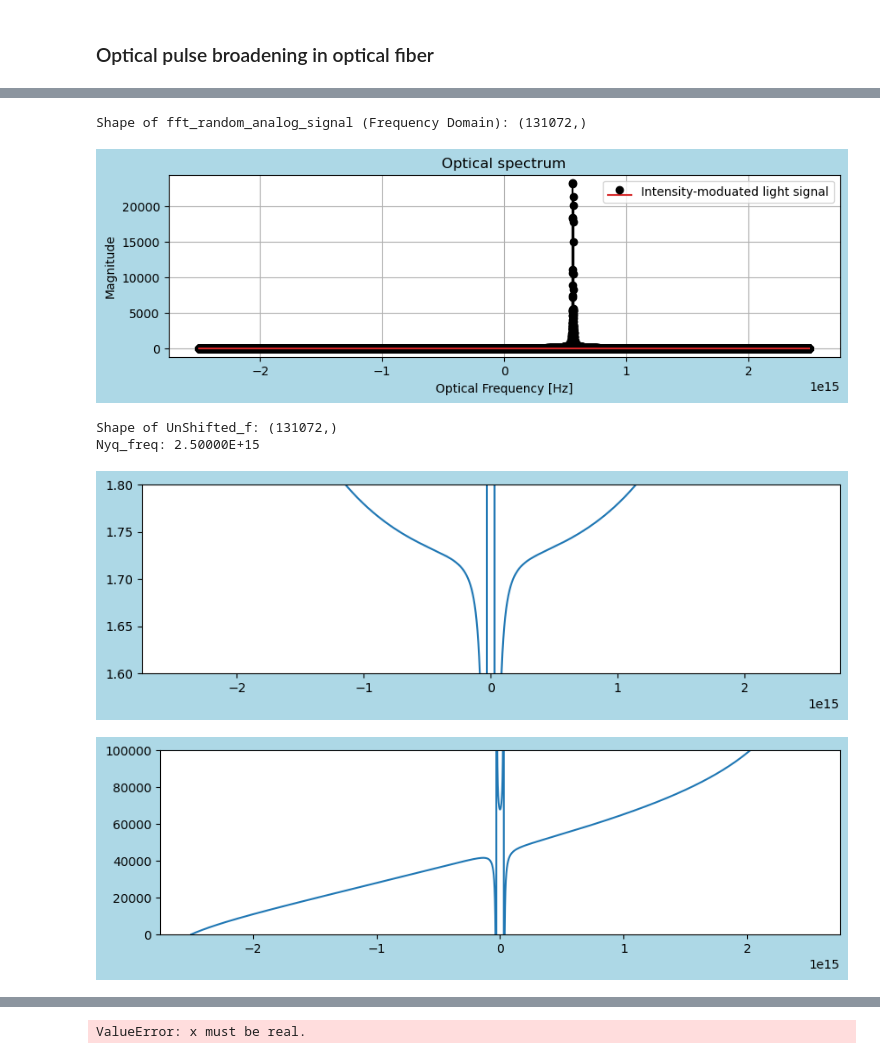
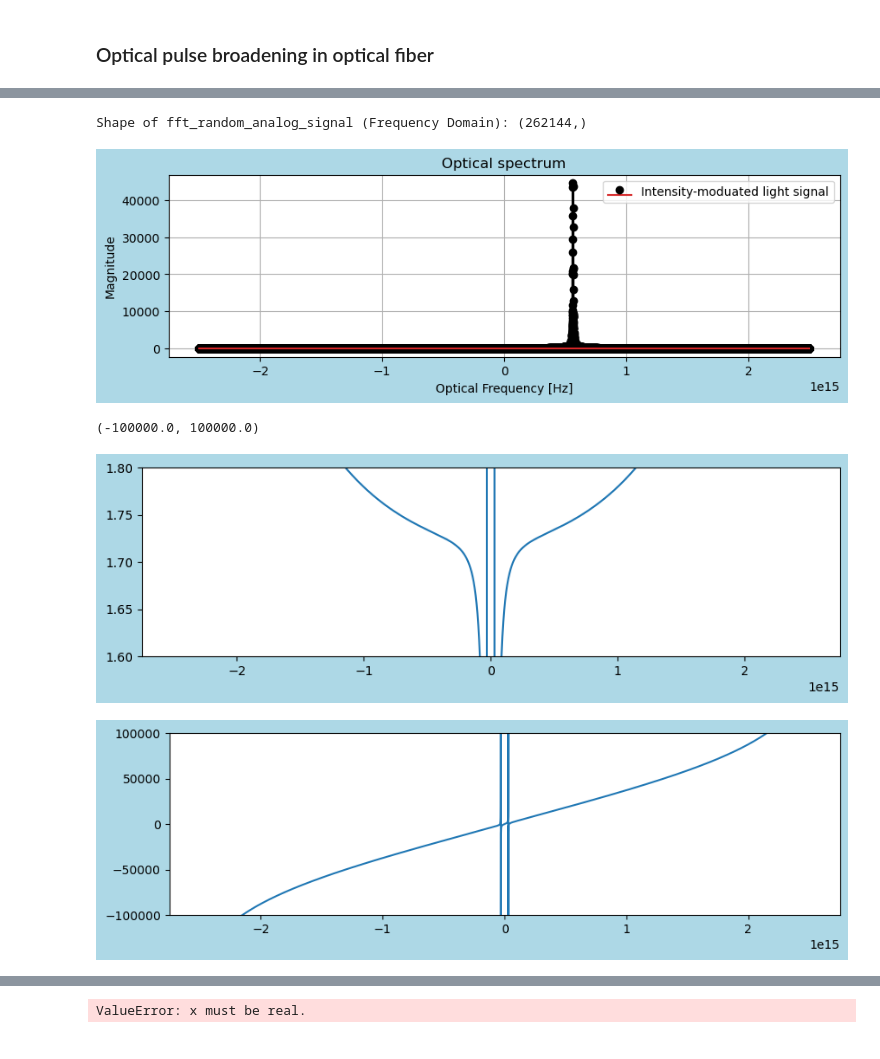
Before and after one commit to tacticstactics/Optical-pulse-broadening, a Jupyter notebook: optical_pulse_broadening_optical_fibers.ipynb, the cells around one changed output, grey strips where cells are left out. Cells and saved outputs as stored; diff of their text form; code cells hidden in the pictures.

```diff
--- a/optical_pulse_broadening_optical_fibers.ipynb
+++ b/optical_pulse_broadening_optical_fibers.ipynb
@@ -45,7 +45,7 @@ def beamsplitter(PT,Ein):
 
      return Eout
 # %%
-samplerate = 2**17 # Number of Points
+samplerate = 2**18 # Number of Points
 print('samplerate:', samplerate)
 
 N = 2* samplerate
@@ -323,8 +323,8 @@ ax1_1.grid()
 #half_size = len(fft_random_analog_signal) // 2
 #fft_random_analog_signal_half = fft_random_analog_signal[:half_size]
 # %% [output]
-Shape of fft_random_analog_signal (Frequency Domain): (131072,)
+Shape of fft_random_analog_signal (Frequency Domain): (262144,)
-[figure, old version]
+[figure, new version]
 # %%
 def indexes_quartz(o_frequencies):
 
@@ -332,51 +332,43 @@ def indexes_quartz(o_frequencies):
 
     indexes_quartz = np.sqrt(1 + 0.708395 * wavelengths**2/(wavelengths)**2 - 0.00729) + 0.420399 * wavelengths**2/(wavelengths**2 - 0.01050) + 0.866341 * wavelengths**2/(wavelengths**2 - 97.93428)
 
     return indexes_quartz
 
 
-UnShifted_sampleIndex = np.arange(0, N//2)
-UnShifted_f = UnShifted_sampleIndex*frequencystep
+#UnShifted_sampleIndex = np.arange(0, N//2)
+#UnShifted_f = UnShifted_sampleIndex*frequencystep
 
-print('Shape of UnShifted_f:', UnShifted_f.shape)
+#print('Shape of UnShifted_f:', UnShifted_f.shape)
 
-Nyq_freq = samplerate * frequencystep
-print('Nyq_freq:', f'{Nyq_freq:.5E}')
+#Nyq_freq = samplerate * frequencystep
+#print('Nyq_freq:', f'{Nyq_freq:.5E}')
 
 #optical_frequencies = np.linspace(0, Nyq_freq, samplerate)
 
-
-#wavelengths = np.linspace(0.4, 0.7, 1000)
-# Constants
+# Glass parameters
 indexes_quartz1 = indexes_quartz(optical_frequencies)  # Refractive index of water
 thickness = 1e3  # Thickness of water layer in meters
-
-# Wavelength range in visible spectrum (400 nm to 700 nm)
-
 
 fig1 = plt.figure(figsize = (10,6), facecolor='lightblue')
 ax1_1 = fig1.add_subplot(2, 1, 1)
 
 ax1_1.plot(optical_frequencies, indexes_quartz1)
 #ax1_1.set_xlim(200e12, 800e12)
 ax1_1.set_ylim(1.6,1.8)
 
-
 # Calculate phase change
-phase_change = (2 * np.pi * indexes_quartz1 * thickness) / ((1e6 * c)/ UnShifted_f)
+phase_change = (2 * np.pi * indexes_quartz1 * thickness) / ((1e6 * c)/ optical_frequencies)
 
 fig2 = plt.figure(figsize = (10,6), facecolor='lightblue')
 ax2_1 = fig2.add_subplot(2, 1, 1)
 
 ax2_1.plot(optical_frequencies, phase_change)
 #ax2_1.set_xlim(200e12, 800e12)
-ax2_1.set_ylim(0,100000)
-plt.show()
+ax2_1.set_ylim(-100000,100000)
 # %% [output]
-Shape of UnShifted_f: (131072,)
-Nyq_freq: 2.50000E+15
+(-100000.0, 100000.0)
 [figure]
-[figure, old version]
+[figure, new version]
 # %%
 mag = np.cos(phase_change) + 1j*np.sin(phase_change)
 print(mag)
```
Also changed, not shown: parts of 3 cells of this notebook.
